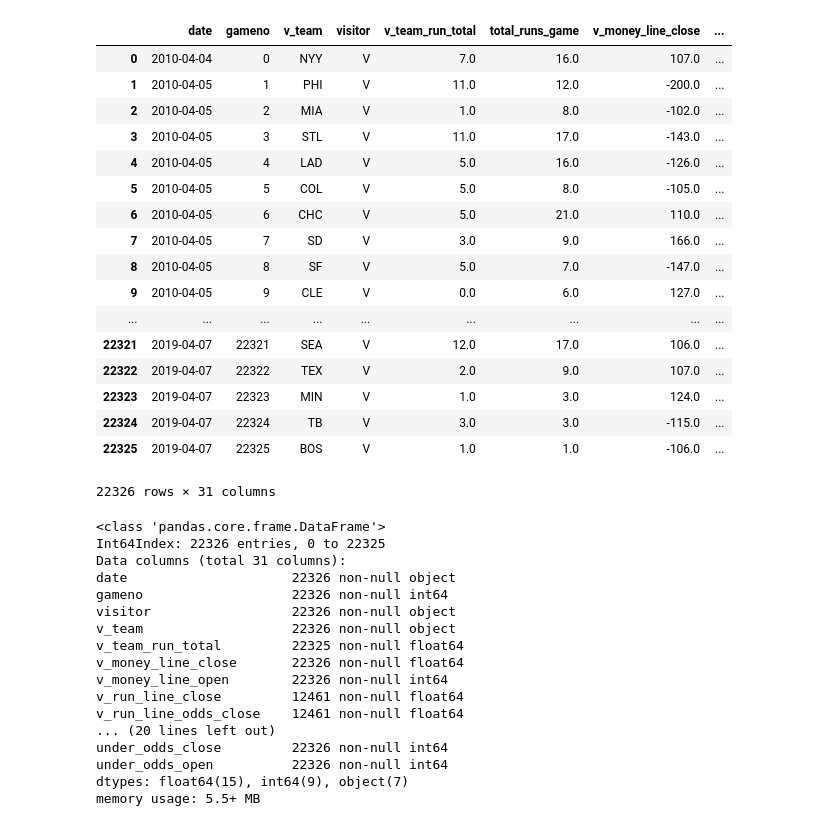
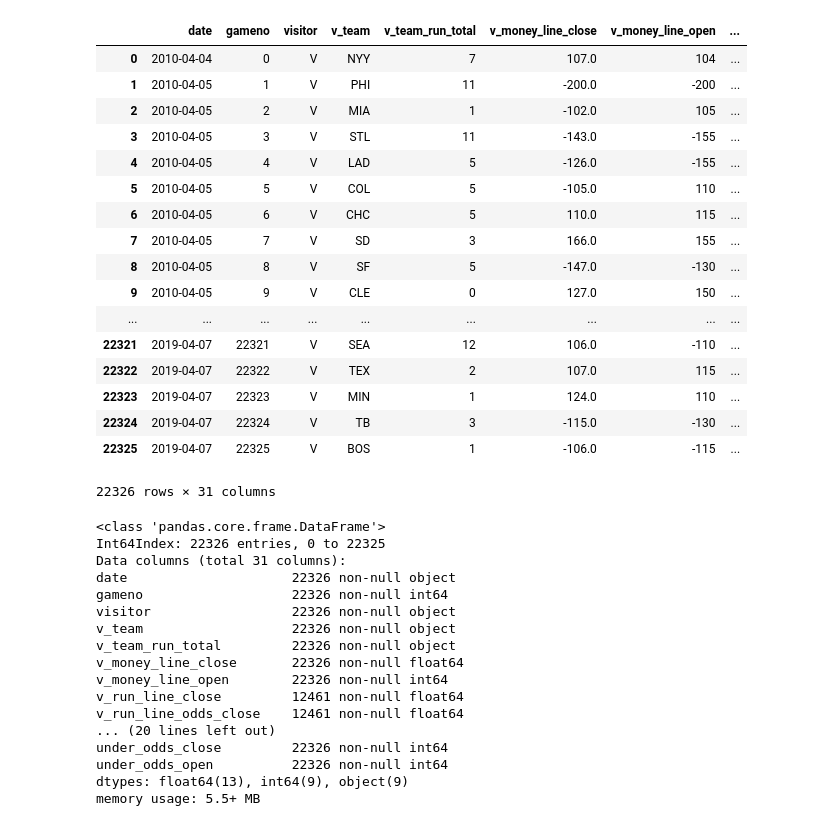
Before and after one commit to jacoblucas95/MLB-Betting-Strategies, a Jupyter notebook: run/setup/data/merged_dataset.ipynb, the cells around one changed output. Cells and saved outputs as stored; diff of their text form; code cells hidden in the pictures.

```diff
--- a/run/setup/data/merged_dataset.ipynb
+++ b/run/setup/data/merged_dataset.ipynb
@@ -6,6 +6,8 @@ import os
 from datetime import datetime, date
 from time import mktime
 import time
+# %%
+pd.set_option('display.max_columns', 100)
 # %%
 # Import Raw Data from excel files into dataFrames
 df10=pd.read_excel('orig_data/mlb_odds_2010.xlsx')
@@ -128,7 +130,7 @@ df1.replace('TAM','TB',inplace=True)
 # %%
 df1 = df1.reindex(columns=['date', 'gameno', 'team', 'visitor_home', 'team_run_total', 'total_runs_game', 'money_line_close', 'money_line_open', 'over_under_line_close', 'over_under_line_open', 'over_under_odds_close', 'over_under_odds_open', 'pitcher', 'rot', 'run_dif_game', 'run_line_close', 'run_line_odds_close'])
 # %%
-df1.replace(['NL', 'nan'], np.nan, inplace=True)
+#df1.replace(['NL', 'nan'], np.nan, inplace=True)
 # %%
 #merge visitor and home rows together
 df_v = df1.loc[df1['visitor_home'] == 'V']
@@ -166,27 +168,28 @@ df_final = df3.reindex(columns = ['date', 'gameno',
              'over_line_close', 'over_line_open', 'over_odds_close', 'over_odds_open',
              'under_line_close', 'under_line_open', 'under_odds_close', 'under_odds_open'
             ])
-# %%
-df3
-# %% [output]
-|  | date | gameno | v_team | visitor | v_team_run_total | total_runs_game | v_money_line_close | ... |
-| 0 | 2010-04-04 | 0 | NYY | V | 7.0 | 16.0 | 107.0 | ... |
-| 1 | 2010-04-05 | 1 | PHI | V | 11.0 | 12.0 | -200.0 | ... |
-| 2 | 2010-04-05 | 2 | MIA | V | 1.0 | 8.0 | -102.0 | ... |
-| 3 | 2010-04-05 | 3 | STL | V | 11.0 | 17.0 | -143.0 | ... |
-| 4 | 2010-04-05 | 4 | LAD | V | 5.0 | 16.0 | -126.0 | ... |
-| 5 | 2010-04-05 | 5 | COL | V | 5.0 | 8.0 | -105.0 | ... |
-| 6 | 2010-04-05 | 6 | CHC | V | 5.0 | 21.0 | 110.0 | ... |
-| 7 | 2010-04-05 | 7 | SD | V | 3.0 | 9.0 | 166.0 | ... |
-| 8 | 2010-04-05 | 8 | SF | V | 5.0 | 7.0 | -147.0 | ... |
-| 9 | 2010-04-05 | 9 | CLE | V | 0.0 | 6.0 | 127.0 | ... |
-| ... | ... | ... | ... | ... | ... | ... | ... | ... |
-| 22321 | 2019-04-07 | 22321 | SEA | V | 12.0 | 17.0 | 106.0 | ... |
-| 22322 | 2019-04-07 | 22322 | TEX | V | 2.0 | 9.0 | 107.0 | ... |
-| 22323 | 2019-04-07 | 22323 | MIN | V | 1.0 | 3.0 | 124.0 | ... |
-| 22324 | 2019-04-07 | 22324 | TB | V | 3.0 | 3.0 | -115.0 | ... |
-| 22325 | 2019-04-07 | 22325 | BOS | V | 1.0 | 1.0 | -106.0 | ... |
-22326 rows × 31 columns
+# %%
+df_final.replace(np.nan, 0)
+df_final
+# %% [output]
+|  | date | gameno | visitor | v_team | v_team_run_total | v_money_line_close | v_money_line_open | ... |
+| 0 | 2010-04-04 | 0 | V | NYY | 7 | 107.0 | 104 | ... |
+| 1 | 2010-04-05 | 1 | V | PHI | 11 | -200.0 | -200 | ... |
+| 2 | 2010-04-05 | 2 | V | MIA | 1 | -102.0 | 105 | ... |
+| 3 | 2010-04-05 | 3 | V | STL | 11 | -143.0 | -155 | ... |
+| 4 | 2010-04-05 | 4 | V | LAD | 5 | -126.0 | -155 | ... |
+| 5 | 2010-04-05 | 5 | V | COL | 5 | -105.0 | 110 | ... |
+| 6 | 2010-04-05 | 6 | V | CHC | 5 | 110.0 | 115 | ... |
+| 7 | 2010-04-05 | 7 | V | SD | 3 | 166.0 | 155 | ... |
+| 8 | 2010-04-05 | 8 | V | SF | 5 | -147.0 | -130 | ... |
+| 9 | 2010-04-05 | 9 | V | CLE | 0 | 127.0 | 150 | ... |
+| ... | ... | ... | ... | ... | ... | ... | ... | ... |
+| 22321 | 2019-04-07 | 22321 | V | SEA | 12 | 106.0 | -110 | ... |
+| 22322 | 2019-04-07 | 22322 | V | TEX | 2 | 107.0 | 115 | ... |
+| 22323 | 2019-04-07 | 22323 | V | MIN | 1 | 124.0 | 110 | ... |
+| 22324 | 2019-04-07 | 22324 | V | TB | 3 | -115.0 | -130 | ... |
+| 22325 | 2019-04-07 | 22325 | V | BOS | 1 | -106.0 | -115 | ... |
+22326 rows × 31 columns
 # %%
 pickle_path = os.path.join(os.path.join(os.path.dirname(os.getcwd()), 'data', 'dataset.pickle'))
 df_final.to_pickle(pickle_path)
@@ -200,7 +203,7 @@ date                     22326 non-null object
 gameno                   22326 non-null int64
 visitor                  22326 non-null object
 v_team                   22326 non-null object
-v_team_run_total         22325 non-null float64
+v_team_run_total         22326 non-null object
 v_money_line_close       22326 non-null float64
 v_money_line_open        22326 non-null int64
 v_run_line_close         12461 non-null float64
@@ -208,5 +211,5 @@ v_run_line_odds_close    12461 non-null float64
 ... (20 lines left out)
 under_odds_close         22326 non-null int64
 under_odds_open          22326 non-null int64
-dtypes: float64(15), int64(9), object(7)
+dtypes: float64(13), int64(9), object(9)
 memory usage: 5.5+ MB
```
Also changed, not shown: 2 other files.
